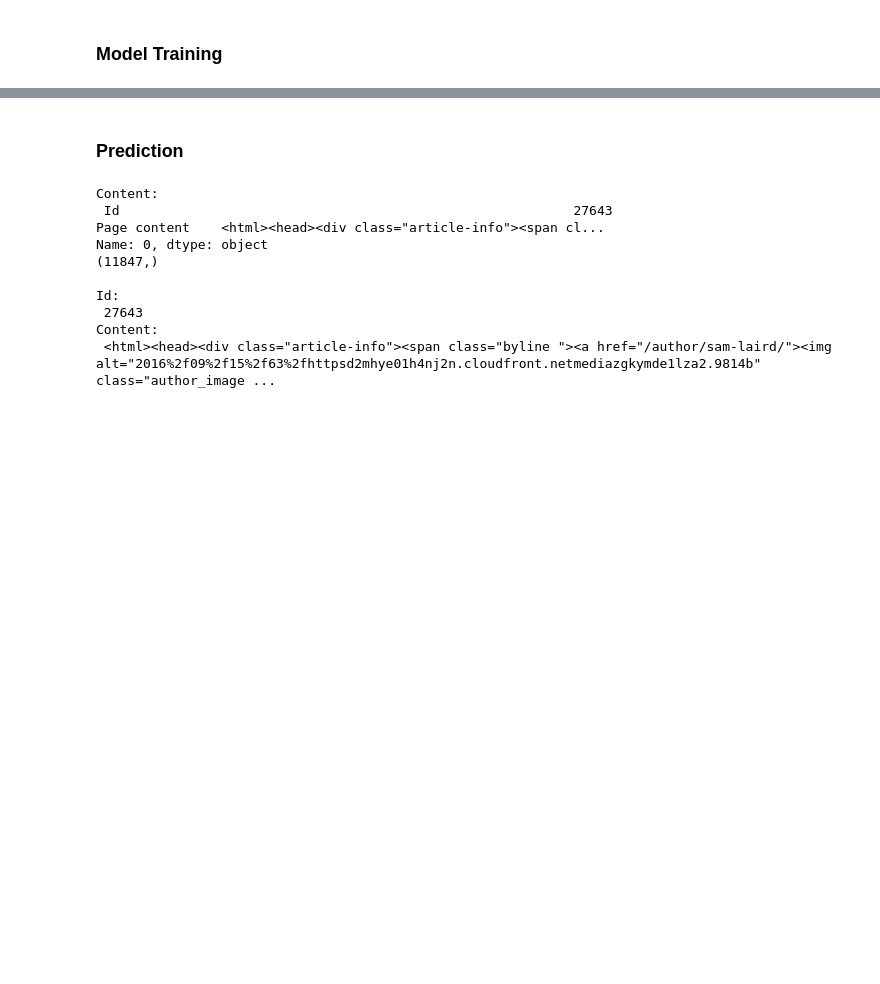
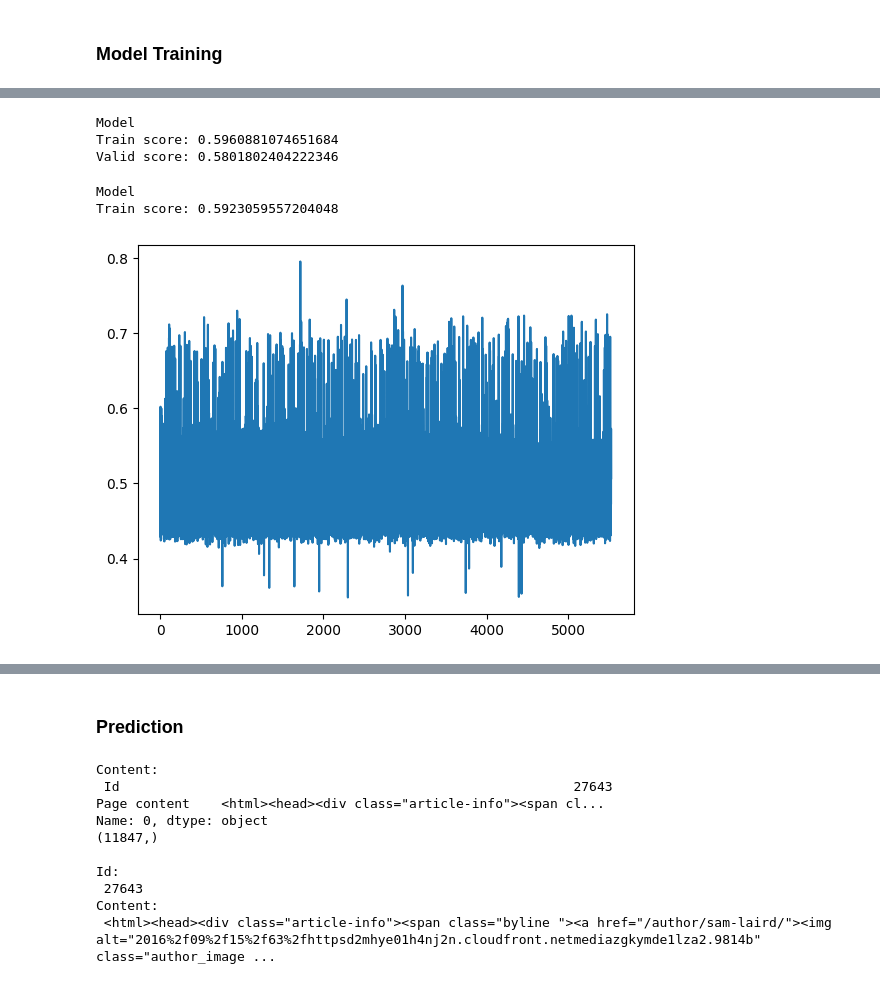
Before and after one commit to DLDaLao2/DeepLearningCups, a Jupyter notebook: Cup1/Cup1.ipynb, the cells around one changed output, grey strips where cells are left out. Saved outputs shown, nothing was run; the diff lists cells and outputs as text; code cells hidden in the pictures; blank space fills up the shorter version.

```diff
--- a/Cup1/Cup1.ipynb
+++ b/Cup1/Cup1.ipynb
@@ -170,7 +722,7 @@ tfidf = TfidfVectorizer(ngram_range=(1,2),
                         preprocessor=feature_selection,
                         tokenizer=tokenizer_stem_nostop)
 
-tfidf.fit(X_train)
+tfidf.fit(X)
 
 top = 10
 # get idf score of vocabularies
@@ -233,0 +875,75 @@ def random_mini_batches(X, Y, mini_batch_size = 64):
+# %%
+import xgboost as xgb
+from sklearn.ensemble import RandomForestClassifier
+from sklearn.ensemble import GradientBoostingClassifier
+from sklearn.preprocessing import LabelEncoder
+from sklearn.metrics import roc_auc_score
+from sklearn.model_selection import train_test_split
+
+X_train, X_valid, Y_train, Y_valid = train_test_split(X, y, test_size=0.25)
+x_train_stats = feature_selection_part2(X_train, True)
+x_valid_stats = feature_selection_part2(X_valid, False)
+
+# print('Begin Training...')
+model = XGBClassifier(learning_rate=0.05, max_depth=2, reg_lambda=0)
+
+Y_train = LabelEncoder().fit_transform(Y_train)
+Y_valid = LabelEncoder().fit_transform(Y_valid)
+model.fit(x_train_stats, Y_train)
+
+y_pred_stats_train = model.predict_proba(x_train_stats)[:,1]
+y_pred_stats_valid = model.predict_proba(x_valid_stats)[:,1]
+print("Model")
+print(f'Train score: {roc_auc_score(Y_train, y_pred_stats_train)}')
+print(f'Valid score: {roc_auc_score(Y_valid, y_pred_stats_valid)}')
+# %% [output]
+Model
+Train score: 0.5960881074651684
+Valid score: 0.5801802404222346
+# %%
+import xgboost as xgb
+from sklearn.ensemble import RandomForestClassifier
+from sklearn.ensemble import GradientBoostingClassifier
+from sklearn.preprocessing import LabelEncoder
+from sklearn.metrics import roc_auc_score
+from sklearn.model_selection import train_test_split
+
+# X_train, X_valid, Y_train, Y_valid = train_test_split(X, y, test_size=0.25)
+# x_train_stats = feature_selection_part2(X, True)
+
+# # print('Begin Training...')
+# model = XGBClassifier(learning_rate=0.05, max_depth=2, reg_lambda=0)
+
+# Y_train = LabelEncoder().fit_transform(y)
+# model.fit(x_train_stats, Y_train)
+
+# y_pred_stats_train = model.predict_proba(x_train_stats)[:,1]
+# print("Model")
+# print(f'Train score: {roc_auc_score(Y_train, y_pred_stats_train)}')
+
+#model training loss
+import matplotlib.pyplot as plt
+plt.plot(model.evals_result()['validation_0']['logloss'], label='train')
+plt.plot(model.evals_result()['validation_1']['logloss'], label='valid')
+# %% [output]
+Model
+Train score: 0.5923059557204048
+# %%
+for i in [0.1, 0.05, 0.01]:
+    for j in [2, 3, 4]:
+        for k in [0, 0.1, 0.5, 1]:
+            print("Learning Rate: ", i, "Max Depth: ", j, "Reg Lambda: ", k)
+            model = XGBClassifier(learning_rate=i, max_depth=j, reg_lambda=k)
+            model.fit(x_train_stats, Y_train)
+
+            y_pred_stats_train = model.predict_proba(x_train_stats)[:,1]
+            y_pred_stats_valid = model.predict_proba(x_valid_stats)[:,1]
+            print("Model")
+            print(f'Train score: {roc_auc_score(Y_train, y_pred_stats_train)}')
+            print(f'Valid score: {roc_auc_score(Y_valid, y_pred_stats_valid)}')
+# %%
+import matplotlib.pyplot as plt
+plt.plot(y_pred_stats_valid)
+plt.show()
+# %% [output]
+[figure, added]
```
Also changed, not shown: parts of 51 cells of this notebook.
